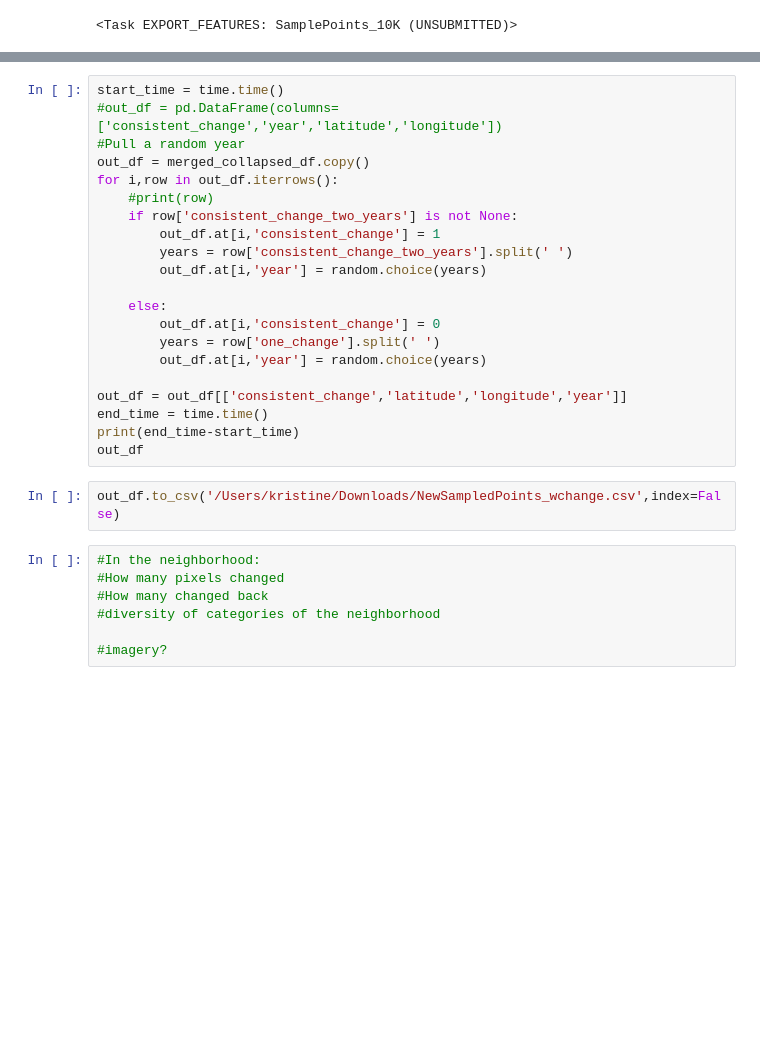
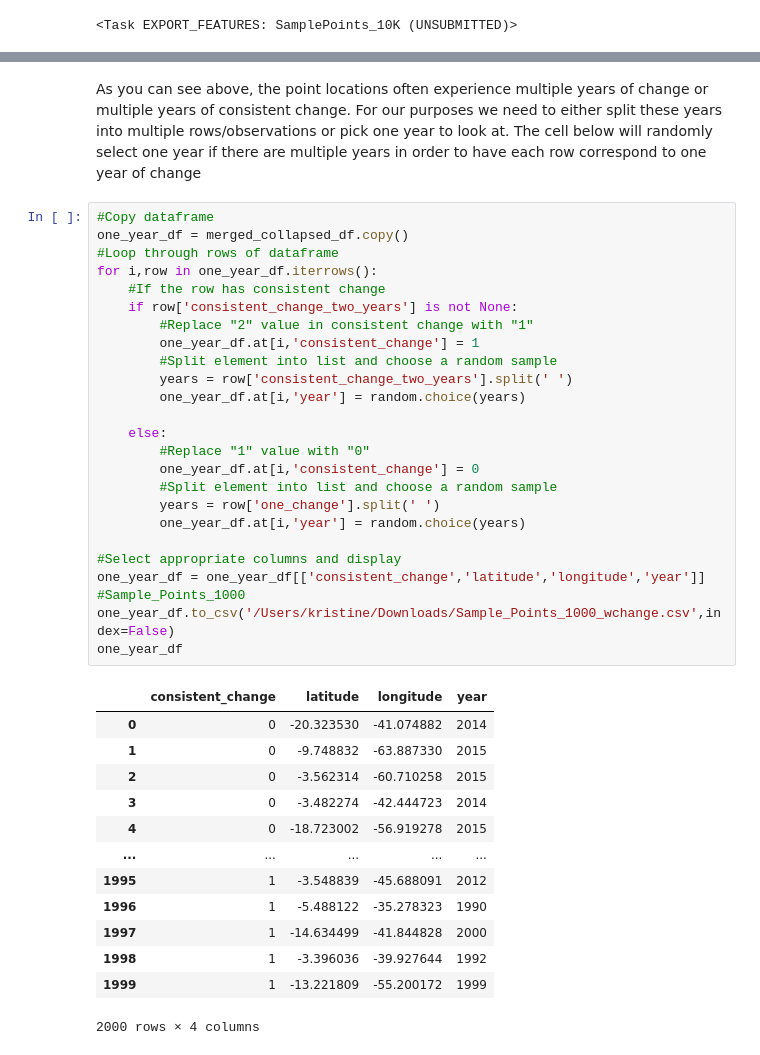
Before and after one commit to kristinelister/WRI-NGS-DynamicWorld, a Jupyter notebook: MapBiomas_ChangeDetection/Notebooks/MapBiomas_Sample_Training_Points.ipynb, the cells around one changed output, grey strips where cells are left out. Drawn from its saved outputs; the diff is of its cells as text; blank space fills up the shorter version.

```diff
--- a/MapBiomas_ChangeDetection/Notebooks/MapBiomas_Sample_Training_Points.ipynb
+++ b/MapBiomas_ChangeDetection/Notebooks/MapBiomas_Sample_Training_Points.ipynb
@@ -333,30 +394,41 @@ merged_collapsed_df
+# %% [markdown]
+As you can see above, the point locations often experience multiple years of change or multiple years of consistent change. For our purposes we need to either split these years into multiple rows/observations or pick one year to look at. The cell below will randomly select one year if there are multiple years in order to have each row correspond to one year of change
 # %%
-start_time = time.time()
-#out_df = pd.DataFrame(columns=['consistent_change','year','latitude','longitude'])
-#Pull a random year
-out_df = merged_collapsed_df.copy()
-for i,row in out_df.iterrows():
-    #print(row)
+#Copy dataframe
+one_year_df = merged_collapsed_df.copy()
+#Loop through rows of dataframe
+for i,row in one_year_df.iterrows():
+    #If the row has consistent change
     if row['consistent_change_two_years'] is not None:
-        out_df.at[i,'consistent_change'] = 1
+        #Replace "2" value in consistent change with "1"
+        one_year_df.at[i,'consistent_change'] = 1
+        #Split element into list and choose a random sample
         years = row['consistent_change_two_years'].split(' ')
-        out_df.at[i,'year'] = random.choice(years)
+        one_year_df.at[i,'year'] = random.choice(years)
 
     else:
-        out_df.at[i,'consistent_change'] = 0
+        #Replace "1" value with "0"
+        one_year_df.at[i,'consistent_change'] = 0
+        #Split element into list and choose a random sample
         years = row['one_change'].split(' ')
-        out_df.at[i,'year'] = random.choice(years)
+        one_year_df.at[i,'year'] = random.choice(years)
 
-out_df = out_df[['consistent_change','latitude','longitude','year']]
-end_time = time.time()
-print(end_time-start_time)
-out_df
+#Select appropriate columns and display
+one_year_df = one_year_df[['consistent_change','latitude','longitude','year']]
+#Sample_Points_1000
+one_year_df.to_csv('/Users/kristine/Downloads/Sample_Points_1000_wchange.csv',index=False)
+one_year_df
+# %% [output]
+|  | consistent_change | latitude | longitude | year |
+| 0 | 0 | -20.323530 | -41.074882 | 2014 |
+| 1 | 0 | -9.748832 | -63.887330 | 2015 |
+| 2 | 0 | -3.562314 | -60.710258 | 2015 |
+| 3 | 0 | -3.482274 | -42.444723 | 2014 |
+| 4 | 0 | -18.723002 | -56.919278 | 2015 |
+| ... | ... | ... | ... | ... |
+| 1995 | 1 | -3.548839 | -45.688091 | 2012 |
+| 1996 | 1 | -5.488122 | -35.278323 | 1990 |
+| 1997 | 1 | -14.634499 | -41.844828 | 2000 |
+| 1998 | 1 | -3.396036 | -39.927644 | 1992 |
+| 1999 | 1 | -13.221809 | -55.200172 | 1999 |
+2000 rows × 4 columns
-# %%
-out_df.to_csv('/Users/kristine/Downloads/NewSampledPoints_wchange.csv',index=False)
-# %%
-#In the neighborhood:
-#How many pixels changed
-#How many changed back
-#diversity of categories of the neighborhood
-
-#imagery?
```
Also changed, not shown: parts of 10 cells of this notebook.
